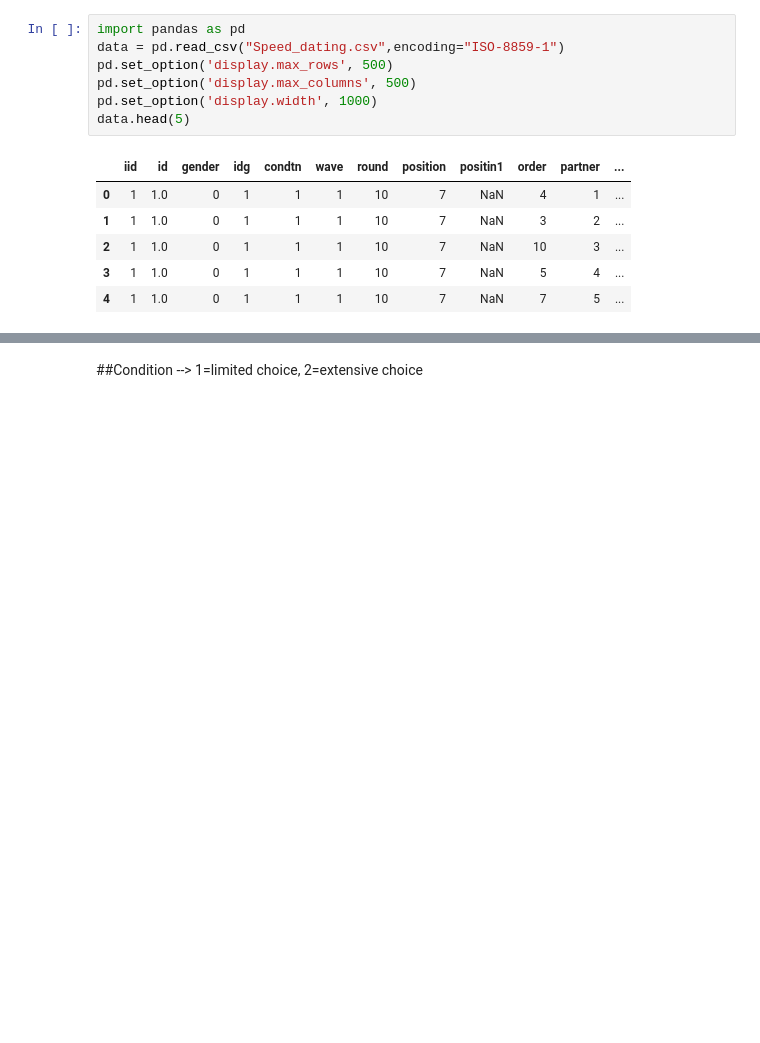
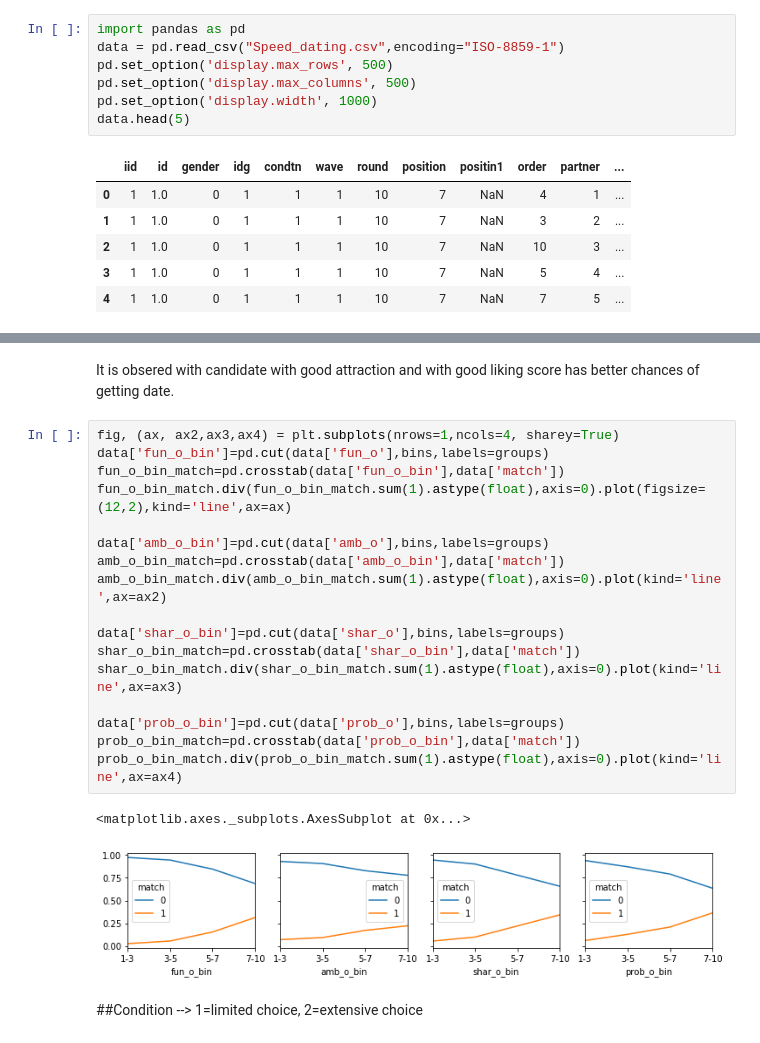
Before and after one commit to ritzz19/Speed_dating, a Jupyter notebook: SPEED_dating.ipynb, the cells around one changed output, grey strips where cells are left out. Cells and saved outputs as stored; diff of their text form; blank space fills up the shorter version.

```diff
--- a/SPEED_dating.ipynb
+++ b/SPEED_dating.ipynb
@@ -17,3 +42,25 @@ data.head(5)
+# %% [markdown]
+It is obsered with candidate with good attraction and with good liking score has better chances of getting date.
+# %%
+fig, (ax, ax2,ax3,ax4) = plt.subplots(nrows=1,ncols=4, sharey=True)
+data['fun_o_bin']=pd.cut(data['fun_o'],bins,labels=groups)
+fun_o_bin_match=pd.crosstab(data['fun_o_bin'],data['match'])
+fun_o_bin_match.div(fun_o_bin_match.sum(1).astype(float),axis=0).plot(figsize=(12,2),kind='line',ax=ax)
+
+data['amb_o_bin']=pd.cut(data['amb_o'],bins,labels=groups)
+amb_o_bin_match=pd.crosstab(data['amb_o_bin'],data['match'])
+amb_o_bin_match.div(amb_o_bin_match.sum(1).astype(float),axis=0).plot(kind='line',ax=ax2)
+
+data['shar_o_bin']=pd.cut(data['shar_o'],bins,labels=groups)
+shar_o_bin_match=pd.crosstab(data['shar_o_bin'],data['match'])
+shar_o_bin_match.div(shar_o_bin_match.sum(1).astype(float),axis=0).plot(kind='line',ax=ax3)
+
+data['prob_o_bin']=pd.cut(data['prob_o'],bins,labels=groups)
+prob_o_bin_match=pd.crosstab(data['prob_o_bin'],data['match'])
+prob_o_bin_match.div(prob_o_bin_match.sum(1).astype(float),axis=0).plot(kind='line',ax=ax4)
+# %% [output]
+<matplotlib.axes._subplots.AxesSubplot at 0x...>
+[figure, added]
 # %% [markdown]
 ##Condition -->
 1=limited choice,
```
Also changed, not shown: parts of 33 cells of this notebook.
